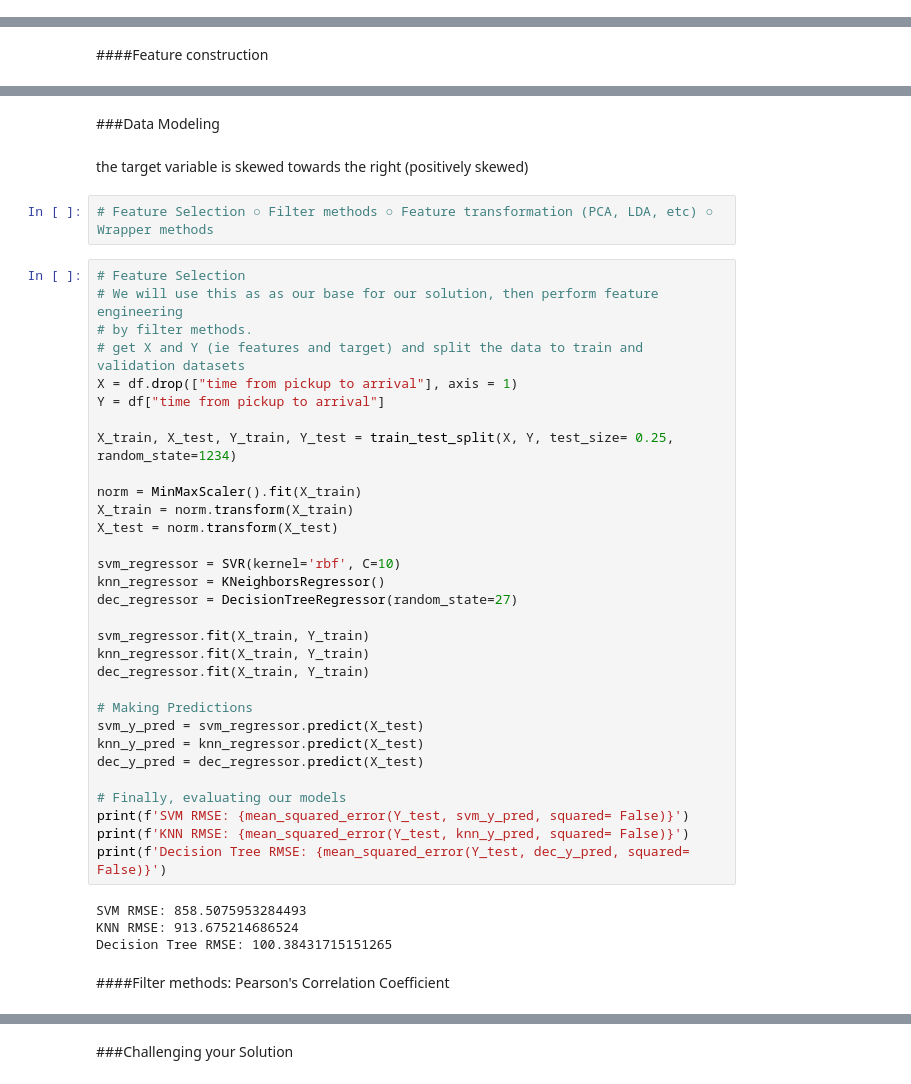
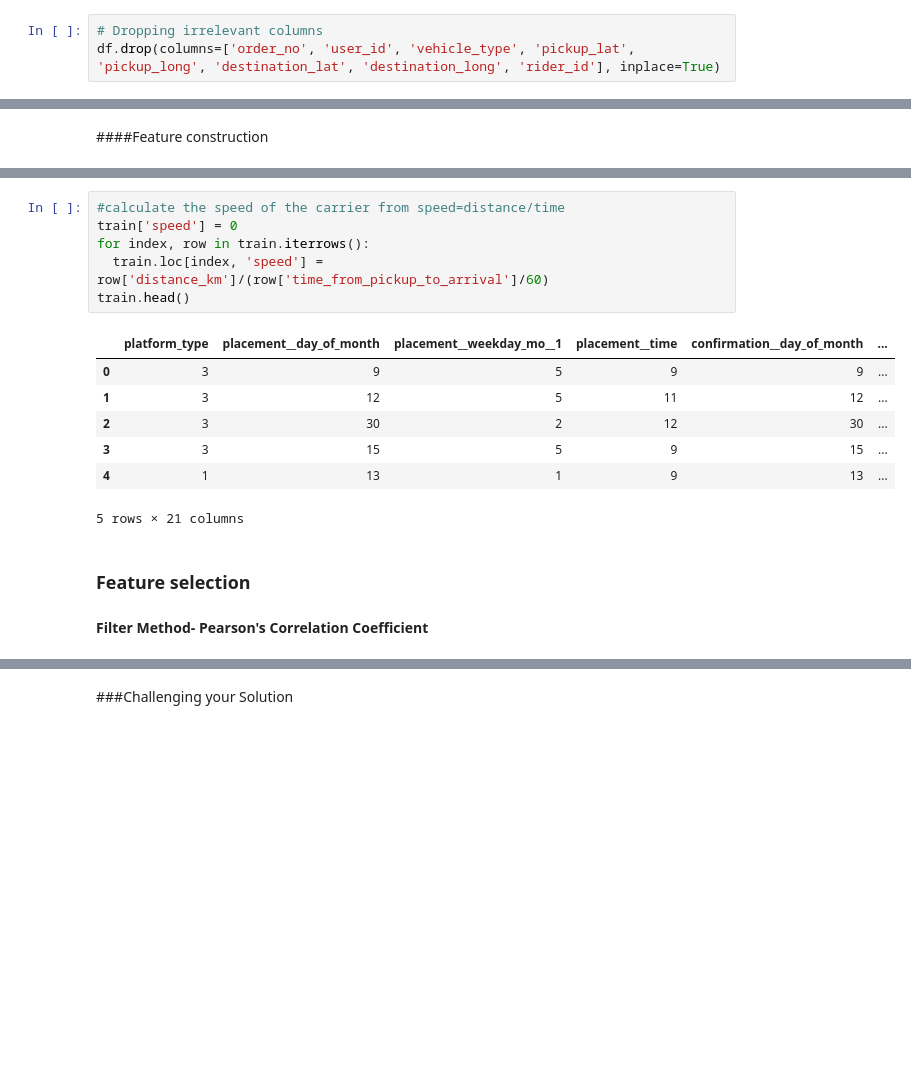
Before and after one commit to Lilwm/Feature-Engineering-with-Python, a Jupyter notebook: Feature_Engineering_with_Python_ipynb_Lillian_Miiri.ipynb, the cells around one changed output, grey strips where cells are left out. Saved outputs shown, nothing was run; the diff lists cells and outputs as text; blank space fills up the shorter version.

```diff
--- a/Feature_Engineering_with_Python_ipynb_Lillian_Miiri.ipynb
+++ b/Feature_Engineering_with_Python_ipynb_Lillian_Miiri.ipynb
@@ -335,0 +208,3 @@ df.head()
+# %%
+# Dropping irrelevant columns
+df.drop(columns=['order_no', 'user_id', 'vehicle_type', 'pickup_lat', 'pickup_long', 'destination_lat', 'destination_long', 'rider_id'], inplace=True)
@@ -391,44 +331,19 @@ df.head()
-# %% [markdown]
-###Data Modeling
-# %% [markdown]
-the target variable is skewed towards the right (positively skewed)
-# %%
-# Feature Selection ○ Filter methods ○ Feature transformation (PCA, LDA, etc) ○ Wrapper methods
-# %%
-# Feature Selection
-# We will use this as as our base for our solution, then perform feature engineering
-# by filter methods.
-# get X and Y (ie features and target) and split the data to train and validation datasets
-X = df.drop(["time from pickup to arrival"], axis = 1)
-Y = df["time from pickup to arrival"]
-
-X_train, X_test, Y_train, Y_test = train_test_split(X, Y, test_size= 0.25, random_state=1234)
-
-norm = MinMaxScaler().fit(X_train)
-X_train = norm.transform(X_train)
-X_test = norm.transform(X_test)
-
-svm_regressor = SVR(kernel='rbf', C=10)
-knn_regressor = KNeighborsRegressor()
-dec_regressor = DecisionTreeRegressor(random_state=27)
-
-svm_regressor.fit(X_train, Y_train)
-knn_regressor.fit(X_train, Y_train)
-dec_regressor.fit(X_train, Y_train)
-
-# Making Predictions
-svm_y_pred = svm_regressor.predict(X_test)
-knn_y_pred = knn_regressor.predict(X_test)
-dec_y_pred = dec_regressor.predict(X_test)
-
-# Finally, evaluating our models
-print(f'SVM RMSE: {mean_squared_error(Y_test, svm_y_pred, squared= False)}')
-print(f'KNN RMSE: {mean_squared_error(Y_test, knn_y_pred, squared= False)}')
-print(f'Decision Tree RMSE: {mean_squared_error(Y_test, dec_y_pred, squared= False)}')
-# %% [output]
-SVM RMSE: 858.5075953284493
-KNN RMSE: 913.675214686524
-Decision Tree RMSE: 100.38431715151265
+# %%
+#calculate the speed of the carrier from speed=distance/time
+train['speed'] = 0
+for index, row in train.iterrows():
+  train.loc[index, 'speed'] = row['distance_km']/(row['time_from_pickup_to_arrival']/60)
+train.head()
+# %% [output]
+|  | platform_type | placement__day_of_month | placement__weekday_mo__1 | placement__time | confirmation__day_of_month | ... |
+| 0 | 3 | 9 | 5 | 9 | 9 | ... |
+| 1 | 3 | 12 | 5 | 11 | 12 | ... |
+| 2 | 3 | 30 | 2 | 12 | 30 | ... |
+| 3 | 3 | 15 | 5 | 9 | 15 | ... |
+| 4 | 1 | 13 | 1 | 9 | 13 | ... |
+5 rows × 21 columns
+# %% [markdown]
+### Feature selection
 # %% [markdown]
-####Filter methods: Pearson's Correlation Coefficient
+**Filter Method- Pearson's Correlation Coefficient**
 # %%
```
Also changed, not shown: parts of 53 cells of this notebook.
